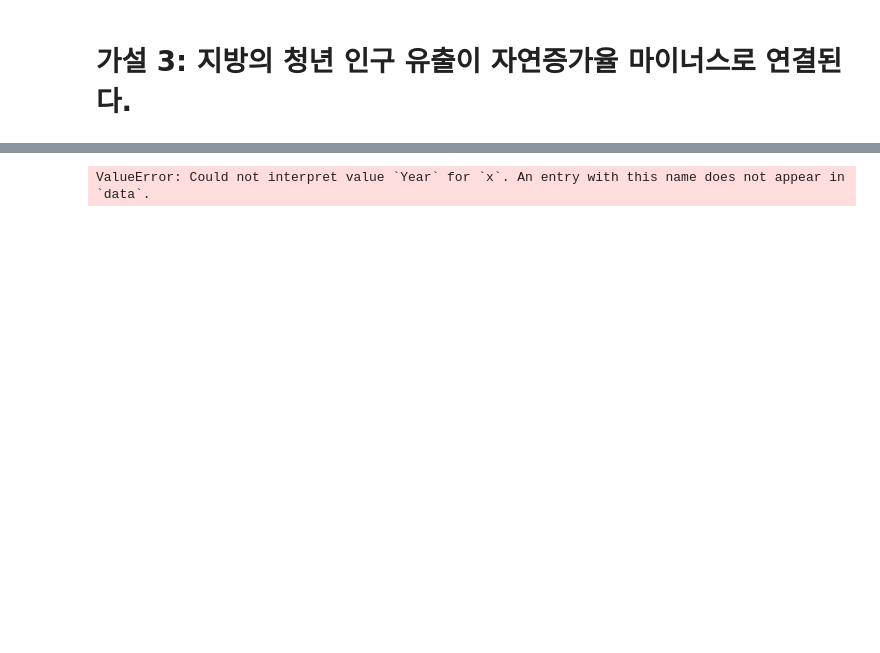
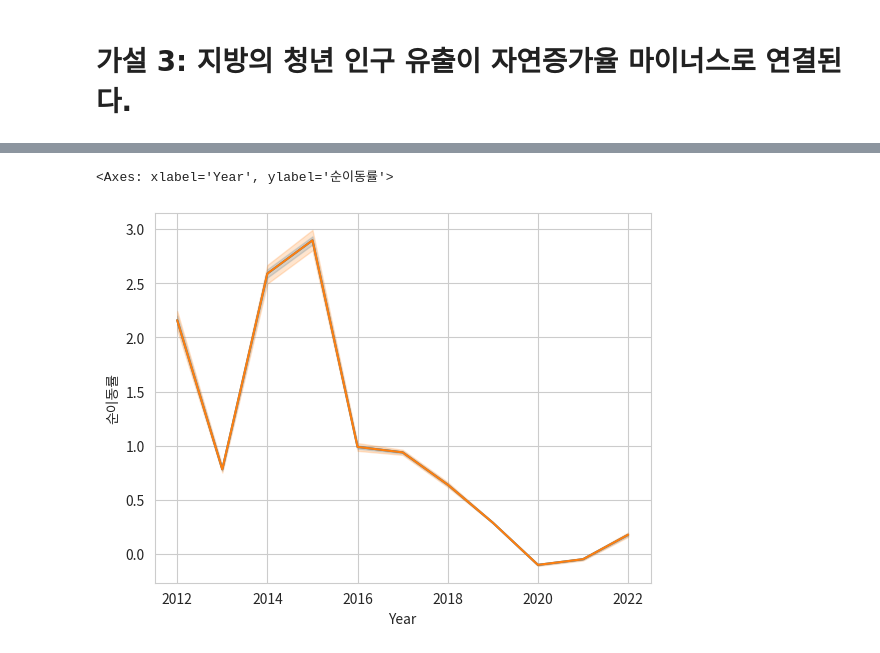
Before and after one commit to Phoenix-EDA-Team/EDA-Demographic, a Jupyter notebook: 가설3지방의 청년 인구 유출.ipynb, the cells around one changed output, grey strips where cells are left out. Cells and saved outputs as stored; diff of their text form; code cells hidden in the pictures; blank space fills up the shorter version.

```diff
--- a/가설3지방의 청년 인구 유출.ipynb
+++ b/가설3지방의 청년 인구 유출.ipynb
@@ -13,4 +30,6 @@ plt.rcParams['font.family'] = 'Noto Sans KR'
 # %%
-df_move = pd.read_csv('./data/지역별순이동률2012-2022-연령별.csv')
+df_move = pd.read_csv('data/지역별순이동률2012-2022-연령별.csv')
+df_move['순이동률']  = df_move['MigrationRate']
+df_move.drop(columns='MigrationRate',inplace=True)
 df_move
 # %% [output]
@@ -131,14 +51,13 @@ yuth = df[(df['AgeGroup'] == '청소년' )]
-# %%
-# 지방 청년의 인구유출과 자연증가율의 관계
-
-sns.lineplot(data=yuth,x='Year',y='MigrationRate')
-
-
-
-plt.title('지방 청년의 순이동률과 자연증가율의 관계', fontsize=14)
-plt.xlabel('순이동률 (%)', fontsize=12)
-plt.ylabel('자연증가율 (%)', fontsize=12)
-plt.tight_layout()
-plt.show()
-# %% [output]
-ValueError: Could not interpret value `Year` for `x`. An entry with this name does not appear in `data`.
+# %%
+capital_regions = ["Seoul", "Incheon", "Gyeonggi-do"]
+
+df_move["Is_Capital"] = df_move["Region"].isin(capital_regions)
+
+capital_df     = df_move[df_move["Is_Capital"] == True]
+non_capital_df = df_move[df_move["Is_Capital"] == False]
+# %%
+sns.lineplot(data=non_capital_df,x='Year',y='순이동률')
+sns.lineplot(data=capital_df,x='Year',y='순이동률')
+# %% [output]
+<Axes: xlabel='Year', ylabel='순이동률'>
+[figure, added]
```
Also changed, not shown: parts of 16 cells of this notebook, 11 other files.
